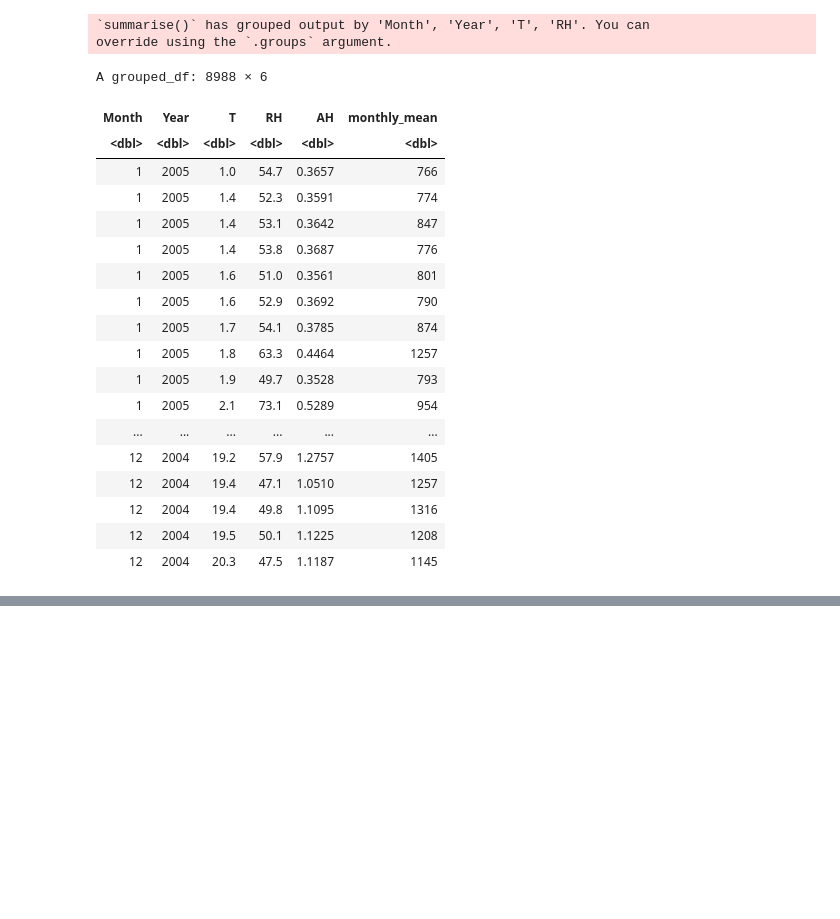
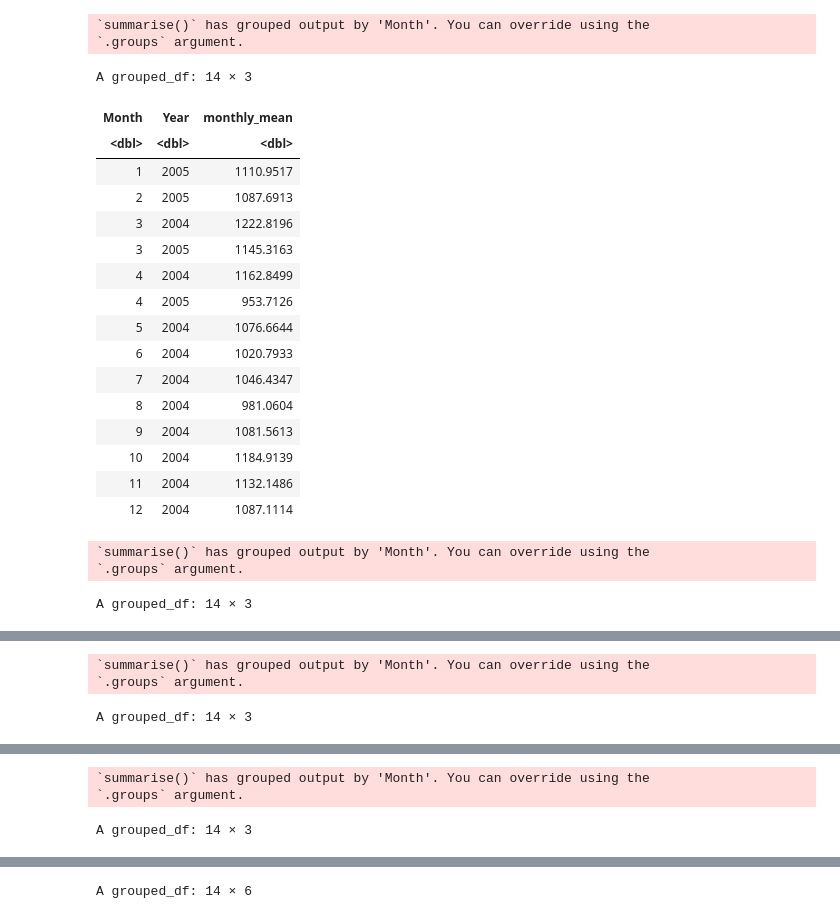
Before and after one commit to recompton/DSCI100_group_project, a Jupyter notebook: read_data.ipynb, the cells around one changed output, grey strips where cells are left out. Cells and saved outputs as stored; diff of their text form; code cells hidden in the pictures; blank space fills up the shorter version.

Commit message:
Fixed error in original push, also found monthly average temp and humidity

```diff
--- a/read_data.ipynb
+++ b/read_data.ipynb
@@ -45,32 +49,49 @@ A tibble: 8991 × 8
 | 13:00:00 | 1003 | 28.3 | 13.5 | 0.5139 | 2005 | 4 | 4 |
 | 14:00:00 | 1071 | 28.5 | 13.1 | 0.5028 | 2005 | 4 | 4 |
 # %%
-air_quality_summarized <- air_quality |>
+air_quality_monthly_mean <- air_quality |>
     group_by(Month, Year) |>
     summarize(monthly_mean = mean(PT08.S1_CO))
-air_quality_summarized
+air_quality_monthly_mean
 
-air_quality_mean <- merge(air_quality, air_quality_summarized, by = c("Year", "Month"))
+air_quality_monthly_t <- air_quality |>
+    group_by(Month, Year) |>
+    summarize(monthly_t = mean(T))
+air_quality_monthly_t
+
+air_quality_monthly_rh <- air_quality |>
+    group_by(Month, Year) |>
+    summarize(monthly_rh = mean(RH))
+air_quality_monthly_rh
+
+air_quality_monthly_ah <- air_quality |>
+    group_by(Month, Year) |>
+    summarize(monthly_ah = mean(AH))
+air_quality_monthly_ah
+
+air_quality_mean <- list(air_quality_monthly_mean, air_quality_monthly_t, air_quality_monthly_rh, air_quality_monthly_ah) |>
+    reduce(full_join, by = c("Year", "Month"))
 air_quality_mean
 # %% [output]
-`summarise()` has grouped output by 'Month', 'Year', 'T', 'RH'. You can
-override using the `.groups` argument.
+`summarise()` has grouped output by 'Month'. You can override using the
+`.groups` argument.
-A grouped_df: 8988 × 6
+A grouped_df: 14 × 3
-| Month | Year | T | RH | AH | monthly_mean |
-| <dbl> | <dbl> | <dbl> | <dbl> | <dbl> | <dbl> |
-| 1 | 2005 | 1.0 | 54.7 | 0.3657 | 766 |
-| 1 | 2005 | 1.4 | 52.3 | 0.3591 | 774 |
-| 1 | 2005 | 1.4 | 53.1 | 0.3642 | 847 |
-| 1 | 2005 | 1.4 | 53.8 | 0.3687 | 776 |
-| 1 | 2005 | 1.6 | 51.0 | 0.3561 | 801 |
-| 1 | 2005 | 1.6 | 52.9 | 0.3692 | 790 |
-| 1 | 2005 | 1.7 | 54.1 | 0.3785 | 874 |
-| 1 | 2005 | 1.8 | 63.3 | 0.4464 | 1257 |
-| 1 | 2005 | 1.9 | 49.7 | 0.3528 | 793 |
-| 1 | 2005 | 2.1 | 73.1 | 0.5289 | 954 |
-| ... | ... | ... | ... | ... | ... |
-| 12 | 2004 | 19.2 | 57.9 | 1.2757 | 1405 |
-| 12 | 2004 | 19.4 | 47.1 | 1.0510 | 1257 |
-| 12 | 2004 | 19.4 | 49.8 | 1.1095 | 1316 |
-| 12 | 2004 | 19.5 | 50.1 | 1.1225 | 1208 |
-| 12 | 2004 | 20.3 | 47.5 | 1.1187 | 1145 |
+| Month | Year | monthly_mean |
+| <dbl> | <dbl> | <dbl> |
+| 1 | 2005 | 1110.9517 |
+| 2 | 2005 | 1087.6913 |
+| 3 | 2004 | 1222.8196 |
+| 3 | 2005 | 1145.3163 |
+| 4 | 2004 | 1162.8499 |
+| 4 | 2005 | 953.7126 |
+| 5 | 2004 | 1076.6644 |
+| 6 | 2004 | 1020.7933 |
+| 7 | 2004 | 1046.4347 |
+| 8 | 2004 | 981.0604 |
+| 9 | 2004 | 1081.5613 |
+| 10 | 2004 | 1184.9139 |
+| 11 | 2004 | 1132.1486 |
+| 12 | 2004 | 1087.1114 |
+`summarise()` has grouped output by 'Month'. You can override using the
+`.groups` argument.
+A grouped_df: 14 × 3
@@ -76,0 +114,3 @@ A grouped_df: 8988 × 6
+`summarise()` has grouped output by 'Month'. You can override using the
+`.groups` argument.
+A grouped_df: 14 × 3
@@ -76,0 +133,3 @@ A grouped_df: 8988 × 6
+`summarise()` has grouped output by 'Month'. You can override using the
+`.groups` argument.
+A grouped_df: 14 × 3
@@ -76,0 +152 @@ A grouped_df: 8988 × 6
+A grouped_df: 14 × 6
```
Also changed, not shown: parts of 3 cells of this notebook.
